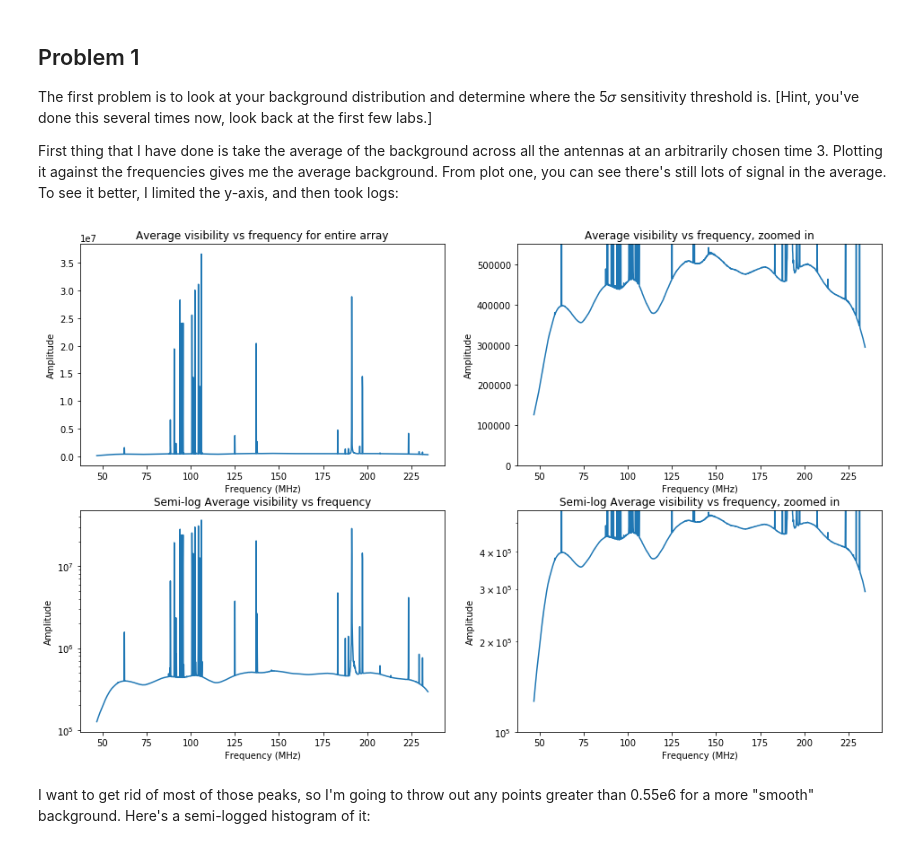
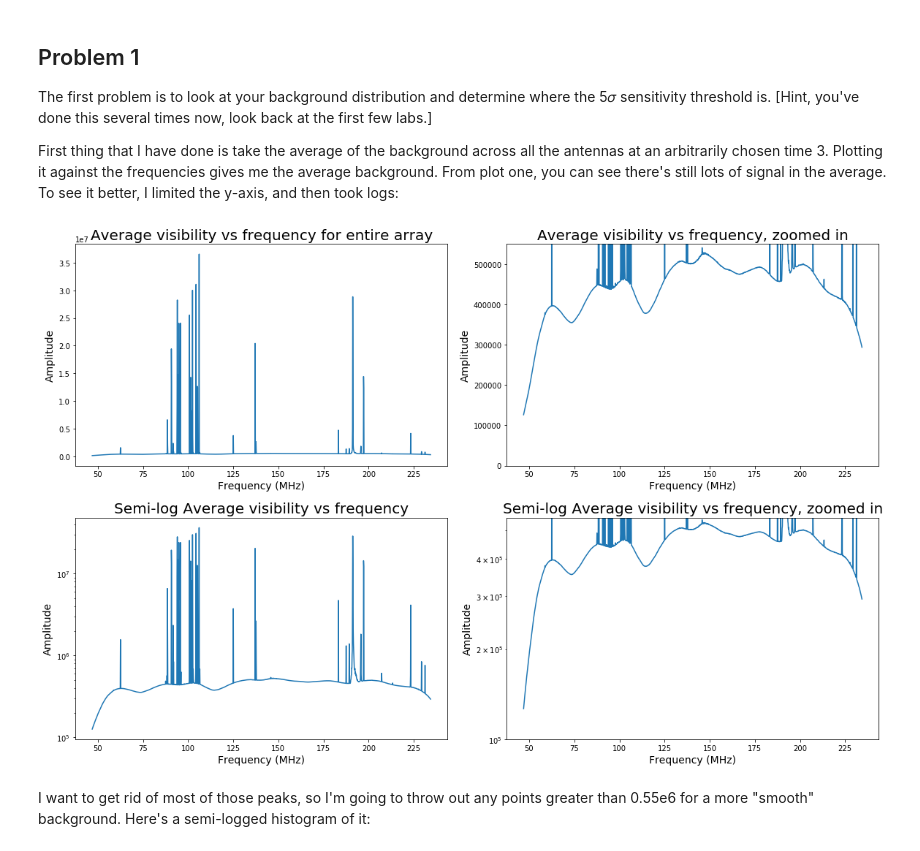
Before and after one commit to maria8ch/Phys434_BigData, a Jupyter notebook: Chernyavskaya_Report6.ipynb, the cells around one changed output. Cells and saved outputs as stored; diff of their text form; code cells hidden in the pictures.

```diff
--- a/Chernyavskaya_Report6.ipynb
+++ b/Chernyavskaya_Report6.ipynb
@@ -44,32 +44,33 @@ The first problem is to look at your background distribution and determine where
 First thing that I have done is take the average of the background across all the antennas at an arbitrarily chosen time 3. Plotting it against the frequencies gives me the average background. From plot one, you can see there's still lots of signal in the average. To see it better, I limited the y-axis, and then took logs:
 # %%
 fig, ax = plt.subplots(2,2, figsize=(16,10))
+fig.tight_layout(w_pad = 5, h_pad = 5)
 
 ax[0,0].plot(freqs, avgbackground)
-ax[0,0].set_title('Average visibility vs frequency for entire array')
-ax[0,0].set_xlabel('Frequency (MHz)')
-ax[0,0].set_ylabel('Amplitude')
+ax[0,0].set_title('Average visibility vs frequency for entire array', fontsize=20)
+ax[0,0].set_xlabel('Frequency (MHz)', fontsize=14)
+ax[0,0].set_ylabel('Amplitude', fontsize=14)
 
 ax[1,0].plot(freqs, avgbackground)
-ax[1,0].set_title('Semi-log Average visibility vs frequency')
-ax[1,0].set_xlabel('Frequency (MHz)')
-ax[1,0].set_ylabel('Amplitude')
+ax[1,0].set_title('Semi-log Average visibility vs frequency', fontsize=20)
+ax[1,0].set_xlabel('Frequency (MHz)', fontsize=14)
+ax[1,0].set_ylabel('Amplitude', fontsize=14)
 ax[1,0].set_yscale('log')
 
 ax[0,1].plot(freqs, avgbackground)
-ax[0,1].set_title('Average visibility vs frequency, zoomed in')
-ax[0,1].set_xlabel('Frequency (MHz)')
-ax[0,1].set_ylabel('Amplitude')
+ax[0,1].set_title('Average visibility vs frequency, zoomed in', fontsize=20)
+ax[0,1].set_xlabel('Frequency (MHz)', fontsize=14)
+ax[0,1].set_ylabel('Amplitude', fontsize=14)
 ax[0,1].set_ylim(0,.55e6)
 ax[1,1].plot(freqs, avgbackground)
 
-ax[1,1].set_title('Semi-log Average visibility vs frequency, zoomed in')
-ax[1,1].set_xlabel('Frequency (MHz)')
-ax[1,1].set_ylabel('Amplitude')
+ax[1,1].set_title('Semi-log Average visibility vs frequency, zoomed in', fontsize=20)
+ax[1,1].set_xlabel('Frequency (MHz)', fontsize=14)
+ax[1,1].set_ylabel('Amplitude', fontsize=14)
 ax[1,1].set_ylim(1e5,.55e6)
 ax[1,1].set_yscale('log');
 # %% [output]
-[figure, old version]
+[figure, new version]
 # %% [markdown]
 I want to get rid of most of those peaks, so I'm going to throw out any points greater than 0.55e6 for a more "smooth" background. Here's a semi-logged histogram of it:
 # %%
```
Also changed, not shown: parts of 2 cells of this notebook.
